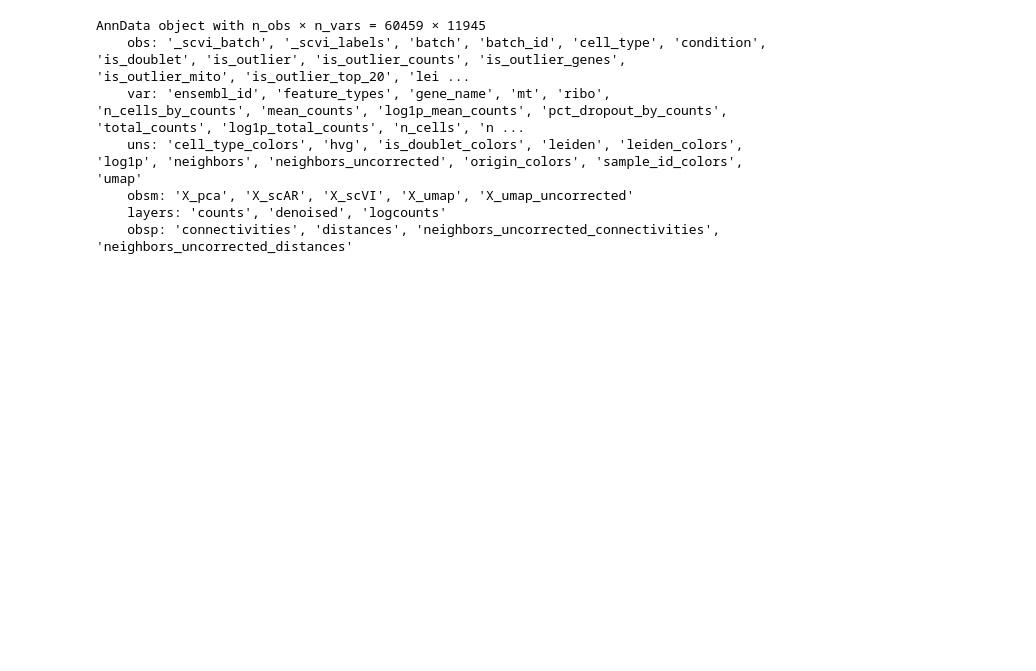
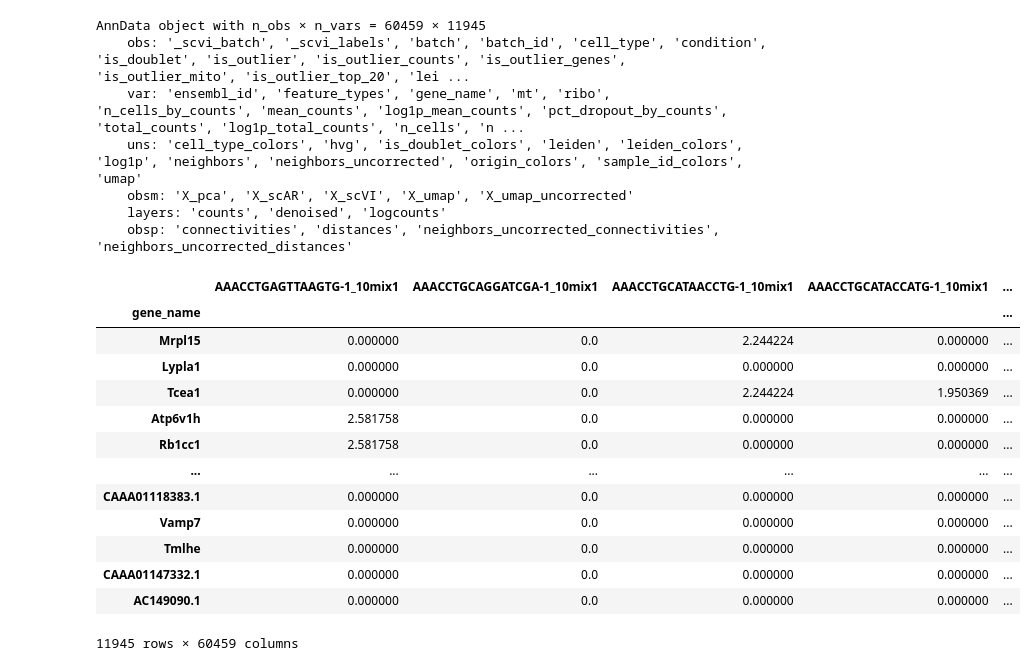
Before and after one commit to ErikaKvalem/honda_microbial_metabolites_2021, a Jupyter notebook: 20_scripts/40_single-cell-sorted-cd8/40_gex_surface_prot/013_scfea.ipynb, the cells around one changed output. Cells and saved outputs as stored; diff of their text form; code cells hidden in the pictures; blank space fills up the shorter version.

```diff
--- a/20_scripts/40_single-cell-sorted-cd8/40_gex_surface_prot/013_scfea.ipynb
+++ b/20_scripts/40_single-cell-sorted-cd8/40_gex_surface_prot/013_scfea.ipynb
@@ -49,6 +49,23 @@ log1p_norm_df = pd.DataFrame(log1p_norm_matrix,
 
 # Step 3: Export to CSV
 #log1p_norm_df.T.to_csv("log1p_norm_matrix.csv")
+# %%
+log1p_norm_df.T
+# %% [output]
+|  | AAACCTGAGTTAAGTG-1_10mix1 | AAACCTGCAGGATCGA-1_10mix1 | AAACCTGCATAACCTG-1_10mix1 | AAACCTGCATACCATG-1_10mix1 | ... |
+| gene_name |  |  |  |  | ... |
+| Mrpl15 | 0.000000 | 0.0 | 2.244224 | 0.000000 | ... |
+| Lypla1 | 0.000000 | 0.0 | 0.000000 | 0.000000 | ... |
+| Tcea1 | 0.000000 | 0.0 | 2.244224 | 1.950369 | ... |
+| Atp6v1h | 2.581758 | 0.0 | 0.000000 | 0.000000 | ... |
+| Rb1cc1 | 2.581758 | 0.0 | 0.000000 | 0.000000 | ... |
+| ... | ... | ... | ... | ... | ... |
+| CAAA01118383.1 | 0.000000 | 0.0 | 0.000000 | 0.000000 | ... |
+| Vamp7 | 0.000000 | 0.0 | 0.000000 | 0.000000 | ... |
+| Tmlhe | 0.000000 | 0.0 | 0.000000 | 0.000000 | ... |
+| CAAA01147332.1 | 0.000000 | 0.0 | 0.000000 | 0.000000 | ... |
+| AC149090.1 | 0.000000 | 0.0 | 0.000000 | 0.000000 | ... |
+11945 rows × 60459 columns
 # %%
 with open('scFEA.mouse.genes.txt', 'r') as f:
     gene_list = f.read().splitlines()  # This creates a list of genes
```
Also changed, not shown: parts of 7 cells of this notebook.
